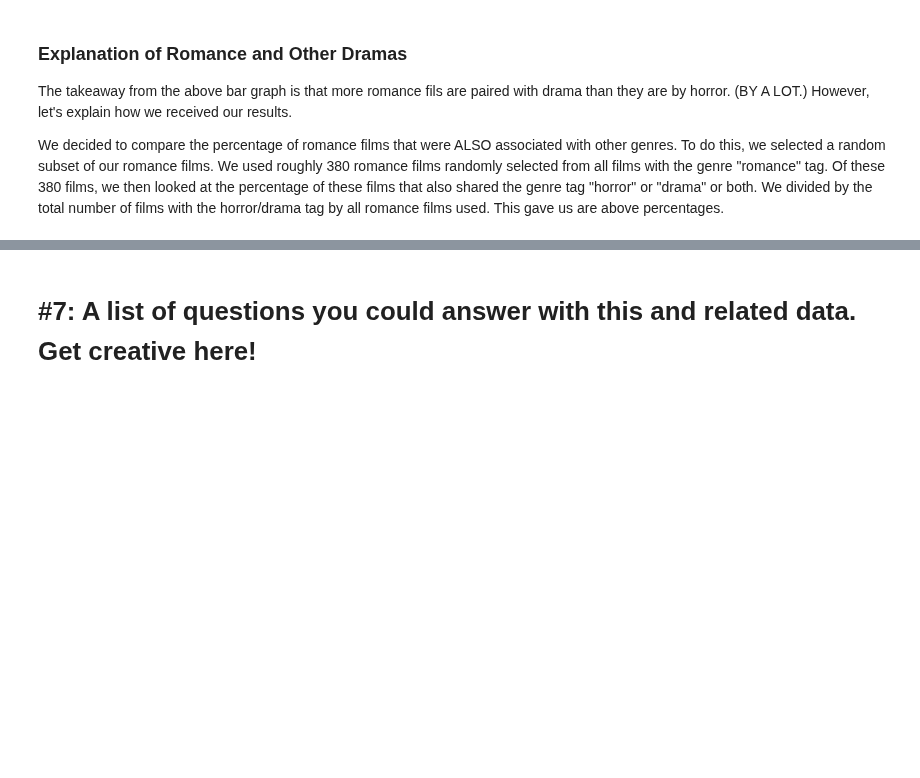
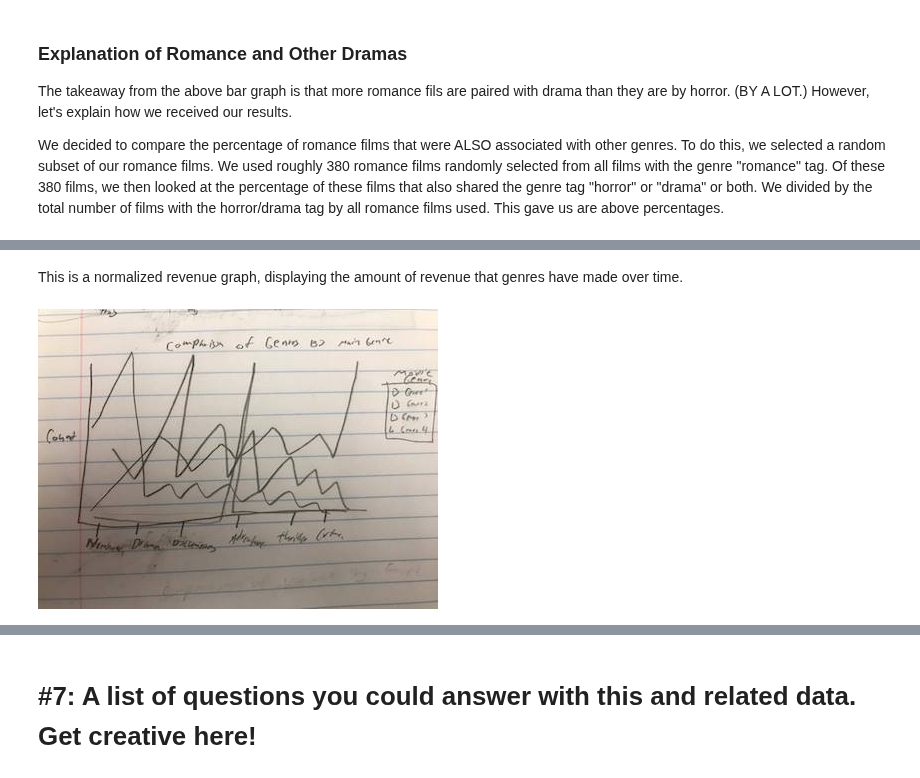
Before and after one commit to noahyonack/cs109b_final, a Jupyter notebook: FinalProject.ipynb, the cells around one changed output, grey strips where cells are left out. Saved outputs shown, nothing was run; the diff lists cells and outputs as text; code cells hidden in the pictures; blank space fills up the shorter version.

```diff
--- a/FinalProject.ipynb
+++ b/FinalProject.ipynb
@@ -472,0 +498,6 @@ We decided to compare the percentage of romance films that were ALSO associated
+# %% [markdown]
+This is a normalized revenue graph, displaying the amount of revenue that genres have made over time.
+# %%
+Image(filename='sketches/sketch2.jpg')
+# %% [output]
+[figure, added]
```
Also changed, not shown: parts of 14 cells of this notebook, 5 other files.
